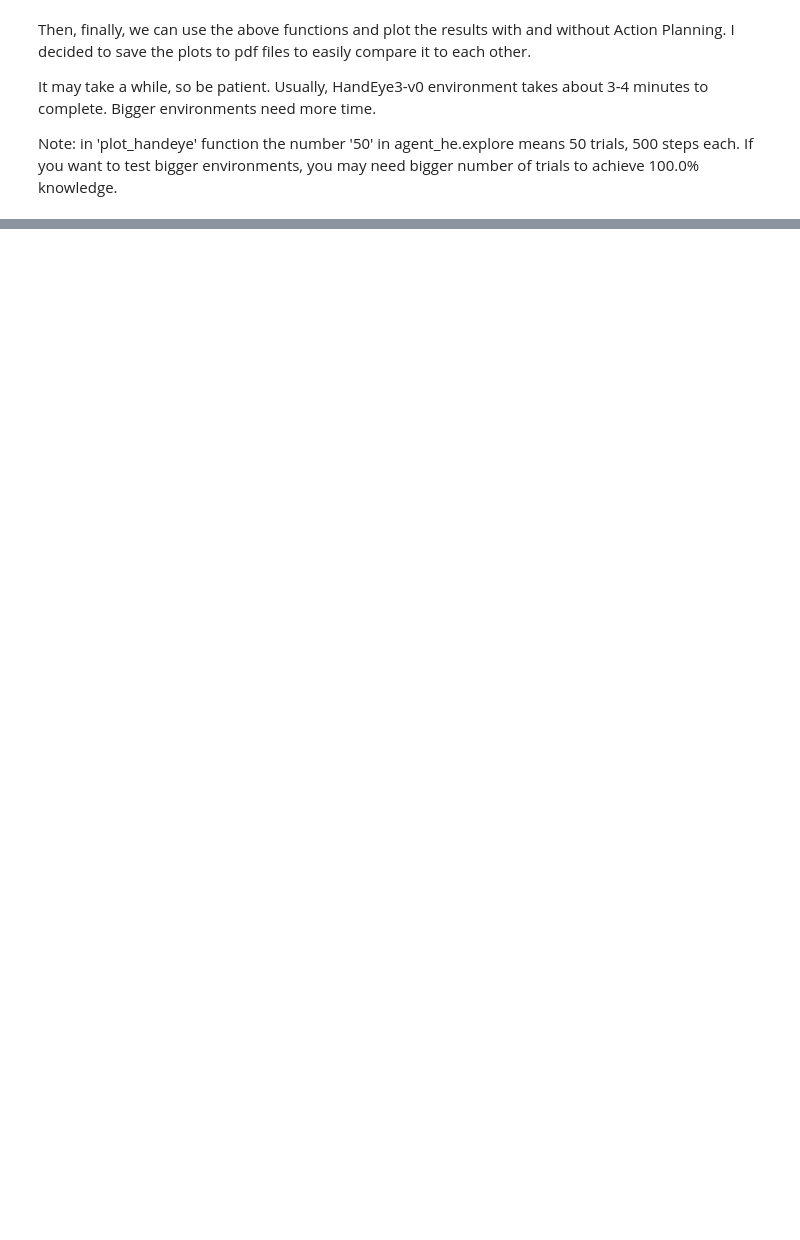
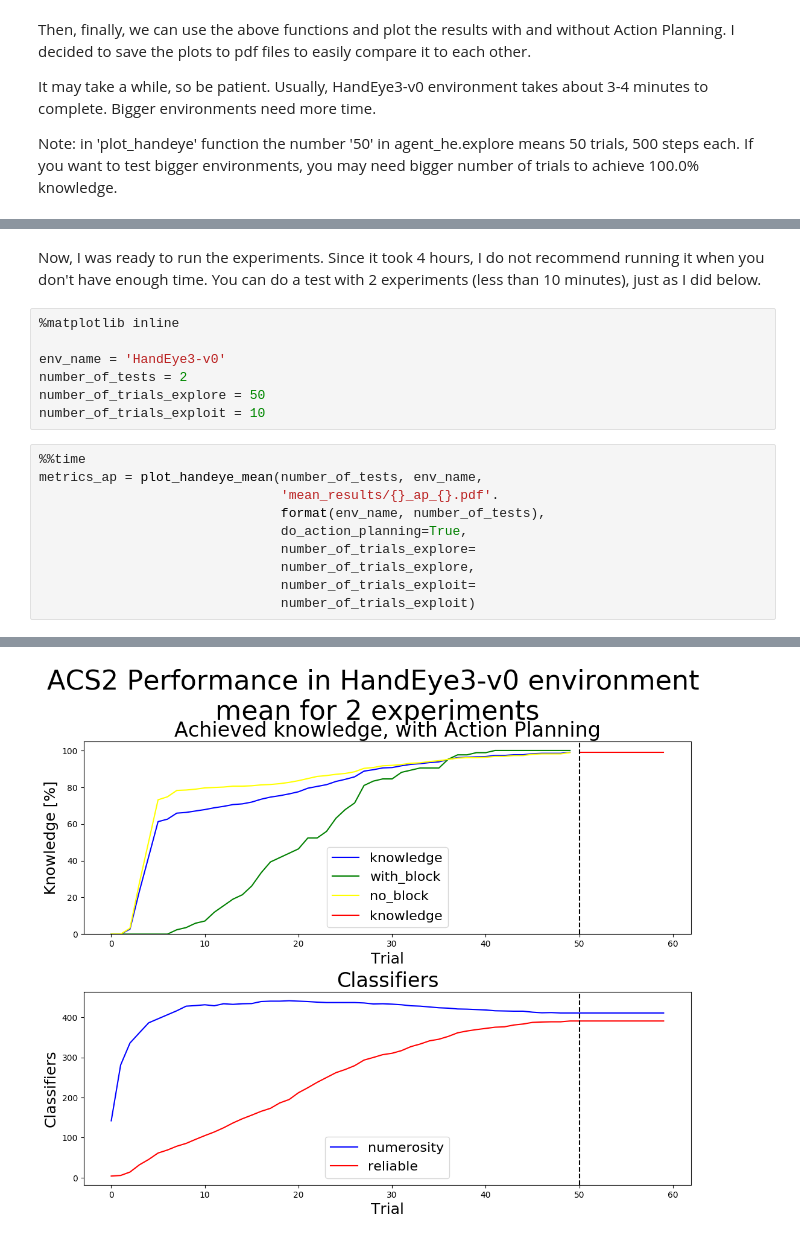
Before and after one commit to ParrotPrediction/pyalcs, a Jupyter notebook: docs/source/notebooks/handeye/ACS2 in HandEye.ipynb, the cells around one changed output, grey strips where cells are left out. Drawn from its saved outputs; the diff is of its cells as text; blank space fills up the shorter version.

```diff
--- a/docs/source/notebooks/handeye/ACS2 in HandEye.ipynb
+++ b/docs/source/notebooks/handeye/ACS2 in HandEye.ipynb
@@ -288,0 +406,20 @@ Of course, this is only one sample of a non-deterministic agent. The results sho
+# %% [markdown]
+Now, I was ready to run the experiments. Since it took 4 hours, I do not recommend running it when you don't have enough time. You can do a test with 2 experiments (less than 10 minutes), just as I did below.
+# %%
+%matplotlib inline
+
+env_name = 'HandEye3-v0'
+number_of_tests = 2
+number_of_trials_explore = 50
+number_of_trials_exploit = 10
+# %%
+%%time
+metrics_ap = plot_handeye_mean(number_of_tests, env_name,
+                               'mean_results/{}_ap_{}.pdf'.
+                               format(env_name, number_of_tests),
+                               do_action_planning=True,
+                               number_of_trials_explore=
+                               number_of_trials_explore,
+                               number_of_trials_exploit=
+                               number_of_trials_exploit)
+# %% [output]
@@ -288,0 +428 @@ Of course, this is only one sample of a non-deterministic agent. The results sho
+[figure, added]
```
Also changed, not shown: parts of 22 cells of this notebook, 42 other files.
